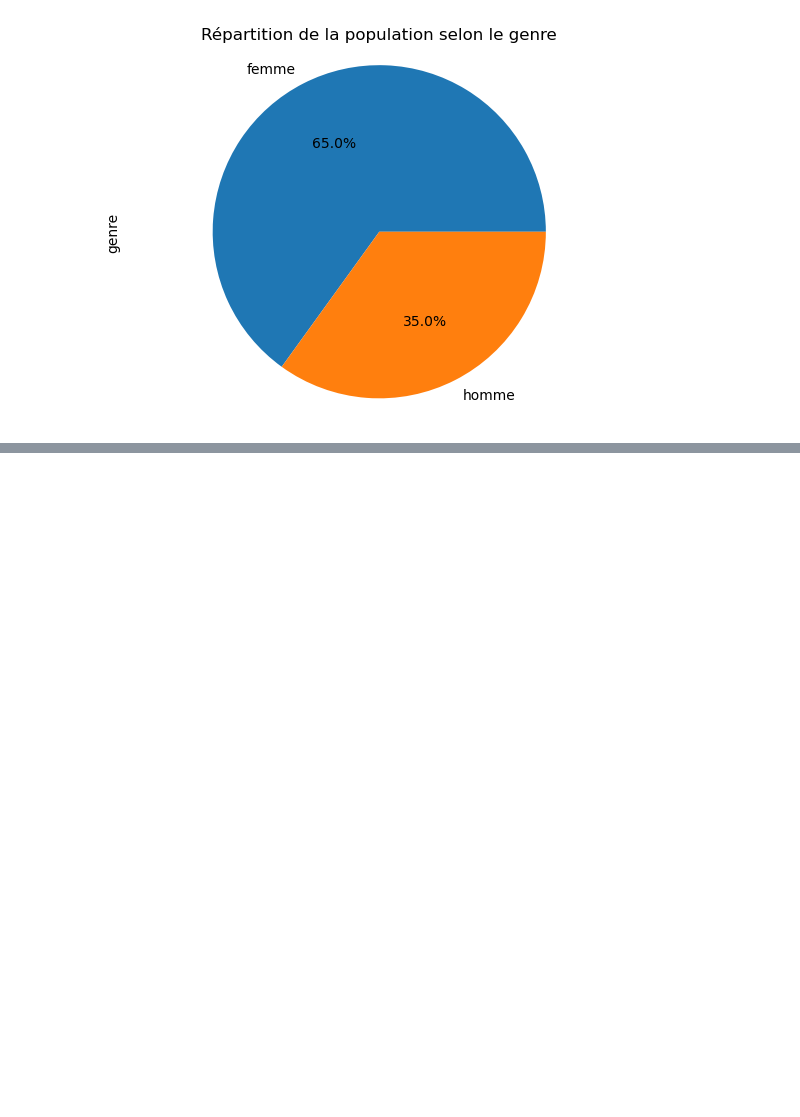
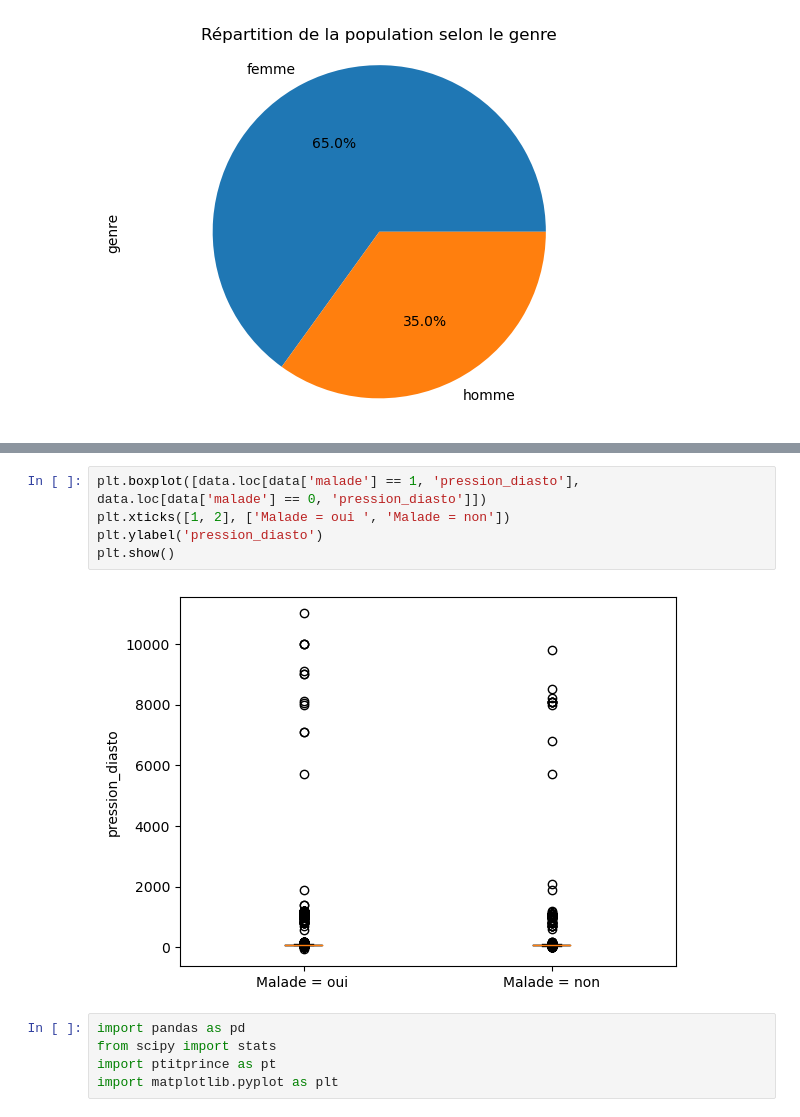
Before and after one commit to corentinGregoire/TP-Moreau, a Jupyter notebook: Dataviz.ipynb, the cells around one changed output, grey strips where cells are left out. Drawn from its saved outputs; the diff is of its cells as text; blank space fills up the shorter version.

```diff
--- a/Dataviz.ipynb
+++ b/Dataviz.ipynb
@@ -171,0 +185,12 @@ plt.show()
+# %%
+plt.boxplot([data.loc[data['malade'] == 1, 'pression_diasto'], data.loc[data['malade'] == 0, 'pression_diasto']])
+plt.xticks([1, 2], ['Malade = oui ', 'Malade = non'])
+plt.ylabel('pression_diasto')
+plt.show()
+# %% [output]
+[figure, added]
+# %%
+import pandas as pd
+from scipy import stats
+import ptitprince as pt
+import matplotlib.pyplot as plt
```
Also changed, not shown: parts of 22 cells of this notebook, 1 other file.
